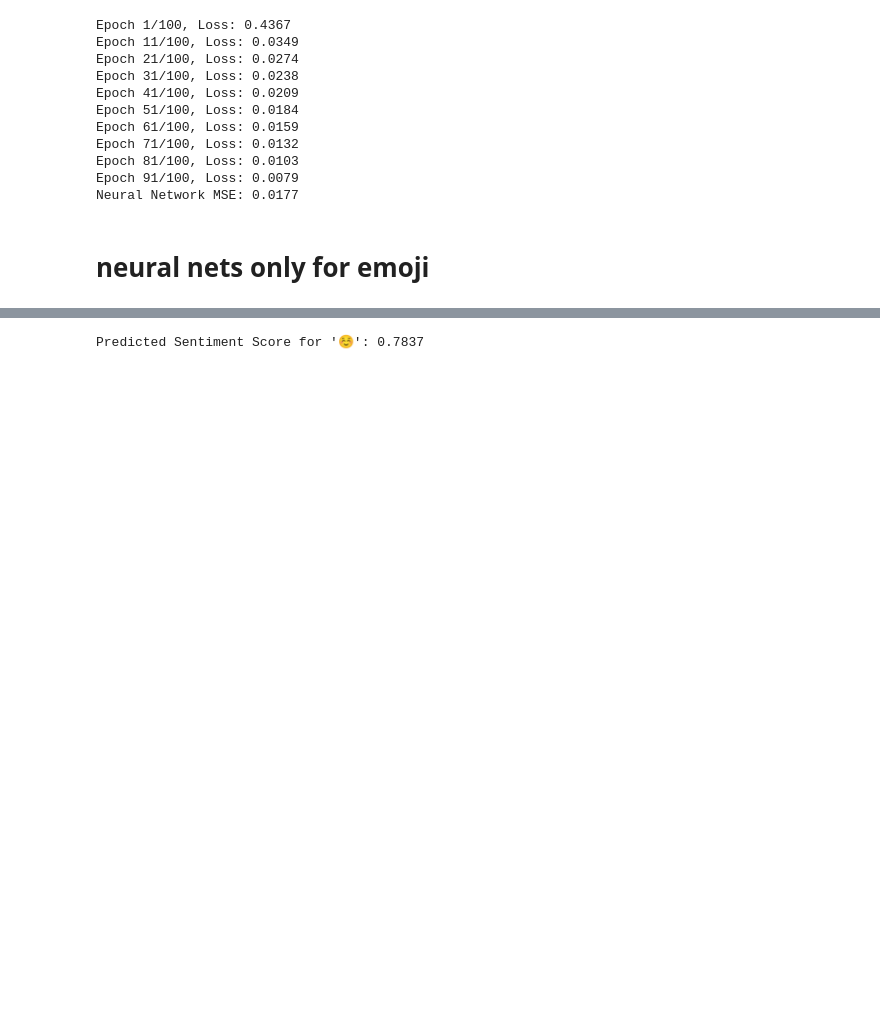
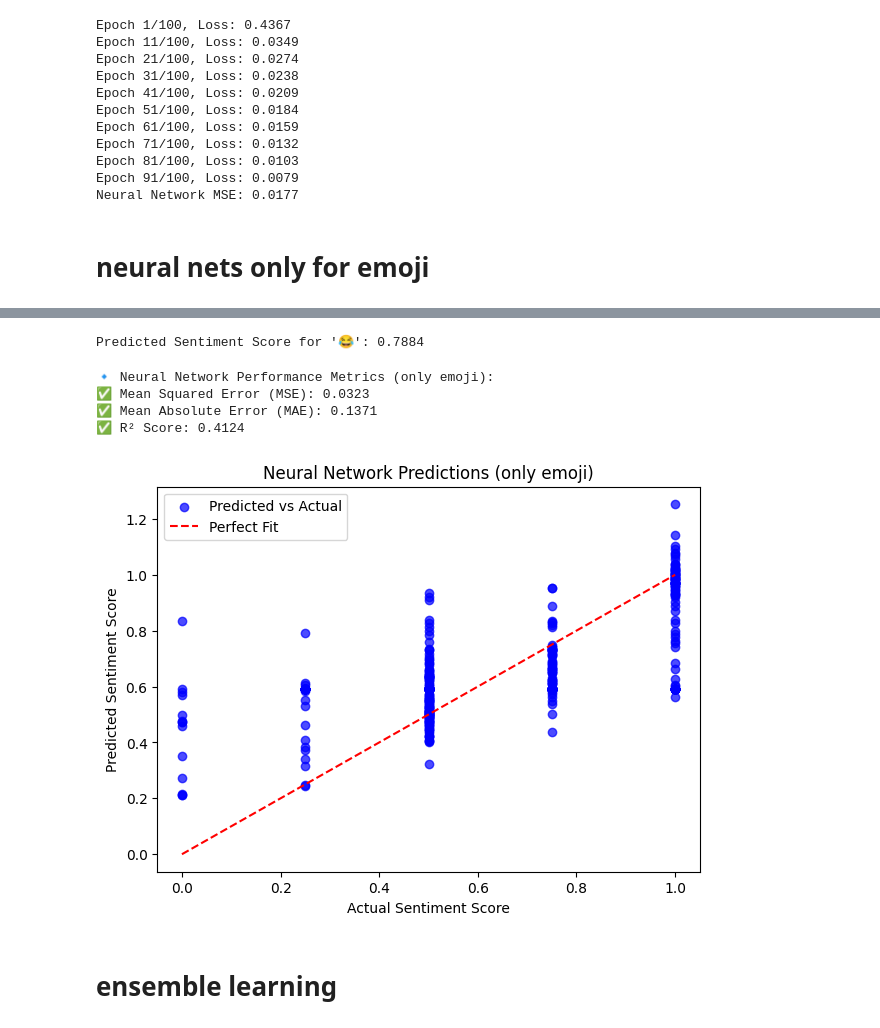
Before and after one commit to UjjwalPardeshi/emoji_analysis, a Jupyter notebook: main.ipynb, the cells around one changed output, grey strips where cells are left out. Drawn from its saved outputs; the diff is of its cells as text; code cells hidden in the pictures; blank space fills up the shorter version.

Commit message:
add 5 models with only emoji and 2 models with emoji+text

```diff
--- a/main.ipynb
+++ b/main.ipynb
@@ -424,18 +424,27 @@ y = df["score"].values  # Sentiment scores
 # %%
 import torch
 import torch.nn as nn
+import torch.optim as optim
 
 class SentimentNN(nn.Module):
-    def __init__(self):
+    def __init__(self, input_size=300):  # Input size = 300 for Emoji2Vec embeddings
         super(SentimentNN, self).__init__()
-        self.fc1 = nn.Linear(300, 128)  # Adjust input size
-        self.fc2 = nn.Linear(128, 64)
-        self.fc3 = nn.Linear(64, 1)
+        self.fc1 = nn.Linear(input_size, 512)
+        self.fc2 = nn.Linear(512, 256)
+        self.fc3 = nn.Linear(256, 128)
+        self.fc4 = nn.Linear(128, 64)
+        self.fc5 = nn.Linear(64, 1)  # Output layer (regression)
+
         self.relu = nn.ReLU()
+        self.dropout = nn.Dropout(0.3)  # Dropout to prevent overfitting
 
     def forward(self, x):
         x = self.relu(self.fc1(x))
+        x = self.dropout(x)
         x = self.relu(self.fc2(x))
-        x = self.fc3(x)
+        x = self.dropout(x)
+        x = self.relu(self.fc3(x))
+        x = self.relu(self.fc4(x))
+        x = self.fc5(x)  # No activation for regression
         return x
 # %%
@@ -495,10 +494,10 @@ Epoch 200/200, Loss: 0.0927
 # %%
 # Load Model
-nn_model.load_state_dict(torch.load("model/onylemoji_sentiment_NN.pth"))
+nn_model.load_state_dict(torch.load("emoji_only_NN.pth"))
 nn_model.eval()
 
 # Example emoji
-sample_emoji = "☺️"
+sample_emoji = "😂"
 
 # Convert emoji to embeddings
 sample_emoji_embedding = emoji2vec_model[sample_emoji] if sample_emoji in emoji2vec_model else np.zeros(300)  # (300,)
@@ -510,4 +509,56 @@ sample_tensor = torch.tensor(sample_emoji_embedding, dtype=torch.float32).view(1
 predicted_sentiment = nn_model(sample_tensor).item()
 print(f"Predicted Sentiment Score for '{sample_emoji}': {predicted_sentiment:.4f}")
 # %% [output]
-Predicted Sentiment Score for '☺️': 0.7837
+Predicted Sentiment Score for '😂': 0.7884
+# %%
+import torch
+import numpy as np
+import matplotlib.pyplot as plt
+from sklearn.metrics import mean_squared_error, mean_absolute_error, r2_score
+
+
+# 1️⃣ Load the saved NN model
+nn_model = SentimentNN()
+nn_model.load_state_dict(torch.load("emoji_only_NN.pth"))
+nn_model.eval()  # Set to evaluation mode
+
+
+# 2️⃣ Convert test data to PyTorch tensors
+X_test_tensor = torch.tensor(X_test, dtype=torch.float32)
+y_test_tensor = torch.tensor(y_test, dtype=torch.float32)
+
+# 3️⃣ Get predictions from the saved model
+with torch.no_grad():
+    y_pred_tensor = nn_model(X_test_tensor)
+
+# 4️⃣ Convert predictions to NumPy
+y_pred = y_pred_tensor.numpy().flatten()
+y_test = y_test_tensor.numpy().flatten()
+
+# 5️⃣ Compute Performance Metrics
+mse_nn = mean_squared_error(y_test, y_pred)
+mae_nn = mean_absolute_error(y_test, y_pred)
+r2_nn = r2_score(y_test, y_pred)
+
+print(f"🔹 Neural Network Performance Metrics (only emoji):")
+print(f"✅ Mean Squared Error (MSE): {mse_nn:.4f}")
+print(f"✅ Mean Absolute Error (MAE): {mae_nn:.4f}")
+print(f"✅ R² Score: {r2_nn:.4f}")
+
+# 6️⃣ Plot Predicted vs Actual Values
+plt.figure(figsize=(7, 5))
+plt.scatter(y_test, y_pred, alpha=0.7, color="blue", label="Predicted vs Actual")
+plt.plot([0, 1], [0, 1], '--', color="red", label="Perfect Fit")  # Reference line
+plt.xlabel("Actual Sentiment Score")
+plt.ylabel("Predicted Sentiment Score")
+plt.title("Neural Network Predictions (only emoji)")
+plt.legend()
+plt.show()
+# %% [output]
+🔹 Neural Network Performance Metrics (only emoji):
+✅ Mean Squared Error (MSE): 0.0323
+✅ Mean Absolute Error (MAE): 0.1371
+✅ R² Score: 0.4124
+[figure, added]
+# %% [markdown]
+# ensemble learning
```
Also changed, not shown: parts of 8 cells of this notebook, 8 other files.
